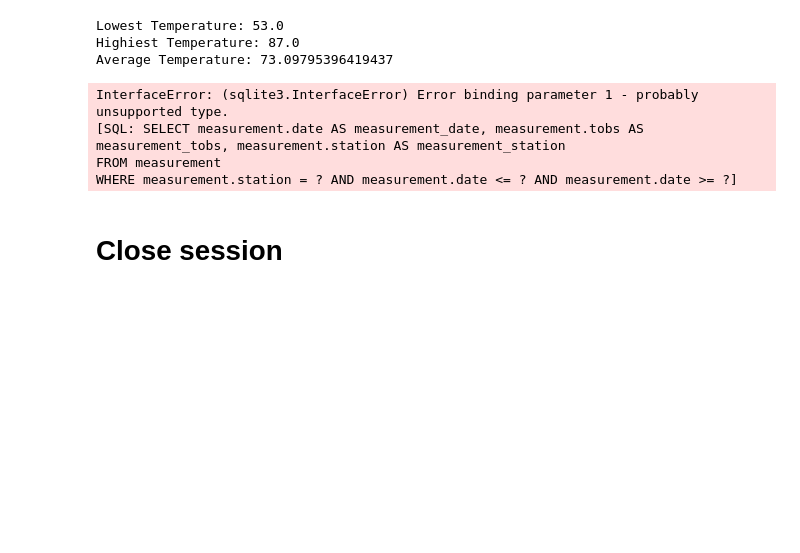
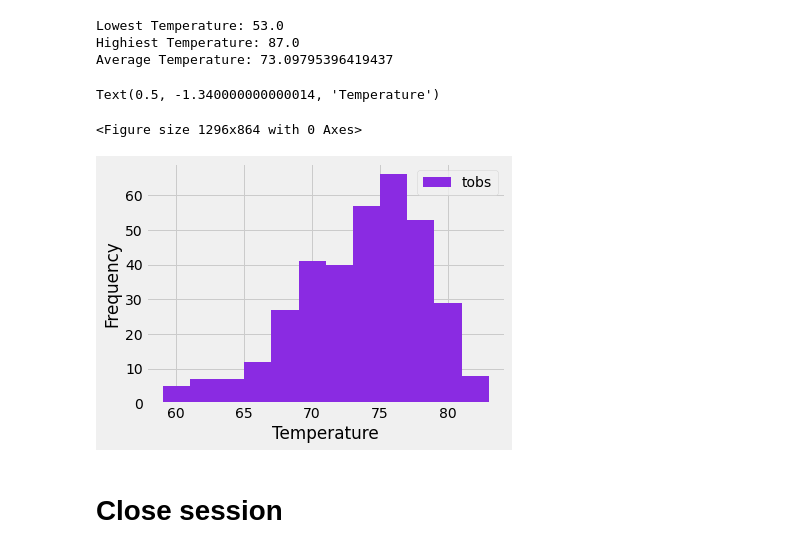
Before and after one commit to Terycharlie/sqlalchemy-challenge, a Jupyter notebook: climate_starter.ipynb, the cells around one changed output. Saved outputs shown, nothing was run; the diff lists cells and outputs as text; code cells hidden in the pictures; blank space fills up the shorter version.

```diff
--- a/climate_starter.ipynb
+++ b/climate_starter.ipynb
@@ -153,22 +153,24 @@ Average Temperature: 73.09795396419437
 # %%
 # Using the most active station id
 # Query the last 12 months of temperature observation data for this station and plot the results as a histogram
 most_active = session.query(Measurement.station, Station.name, func.count(Measurement.station)).\
 filter(Measurement.station == Station.station).group_by(Measurement.station)\
 .order_by(func.count(Measurement.station).desc()).first()
 
 tempData = [Measurement.date, Measurement.tobs, Measurement.station]
 
-temp_data = session.query(*tempData).\
-   filter(Measurement.station=='USC00519281').\
-    filter(Measurement.date <= recent_date).\
+temp_data = session.query(Measurement.tobs).\
+    filter(Measurement.station=='USC00519281').\
     filter(Measurement.date >= one_year_ago).all()
-temp_data.head()
+df = pd.DataFrame(temp_data, columns=['tobs'])
+plt.figure(figsize = (18,12))
+df.plot.hist(bins=12, color='blueviolet')
+plt.tight_layout()
+plt.xlabel("Temperature")
 # %% [output]
-InterfaceError: (sqlite3.InterfaceError) Error binding parameter 1 - probably unsupported type.
-[SQL: SELECT measurement.date AS measurement_date, measurement.tobs AS measurement_tobs, measurement.station AS measurement_station
-FROM measurement
-WHERE measurement.station = ? AND measurement.date <= ? AND measurement.date >= ?]
+Text(0.5, -1.340000000000014, 'Temperature')
+<Figure size 1296x864 with 0 Axes>
+[figure, added]
 # %% [markdown]
 # Close session
 # %%
```
